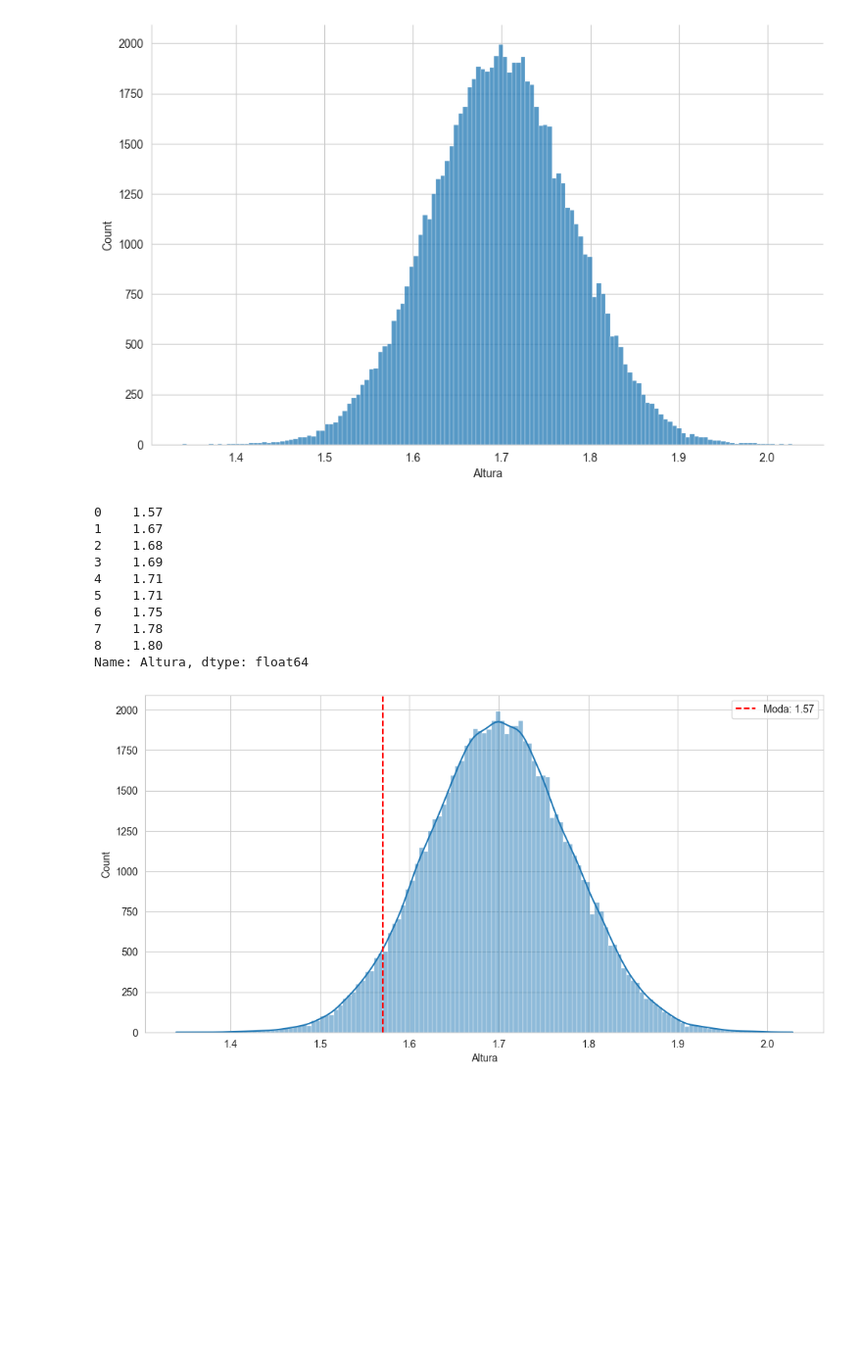
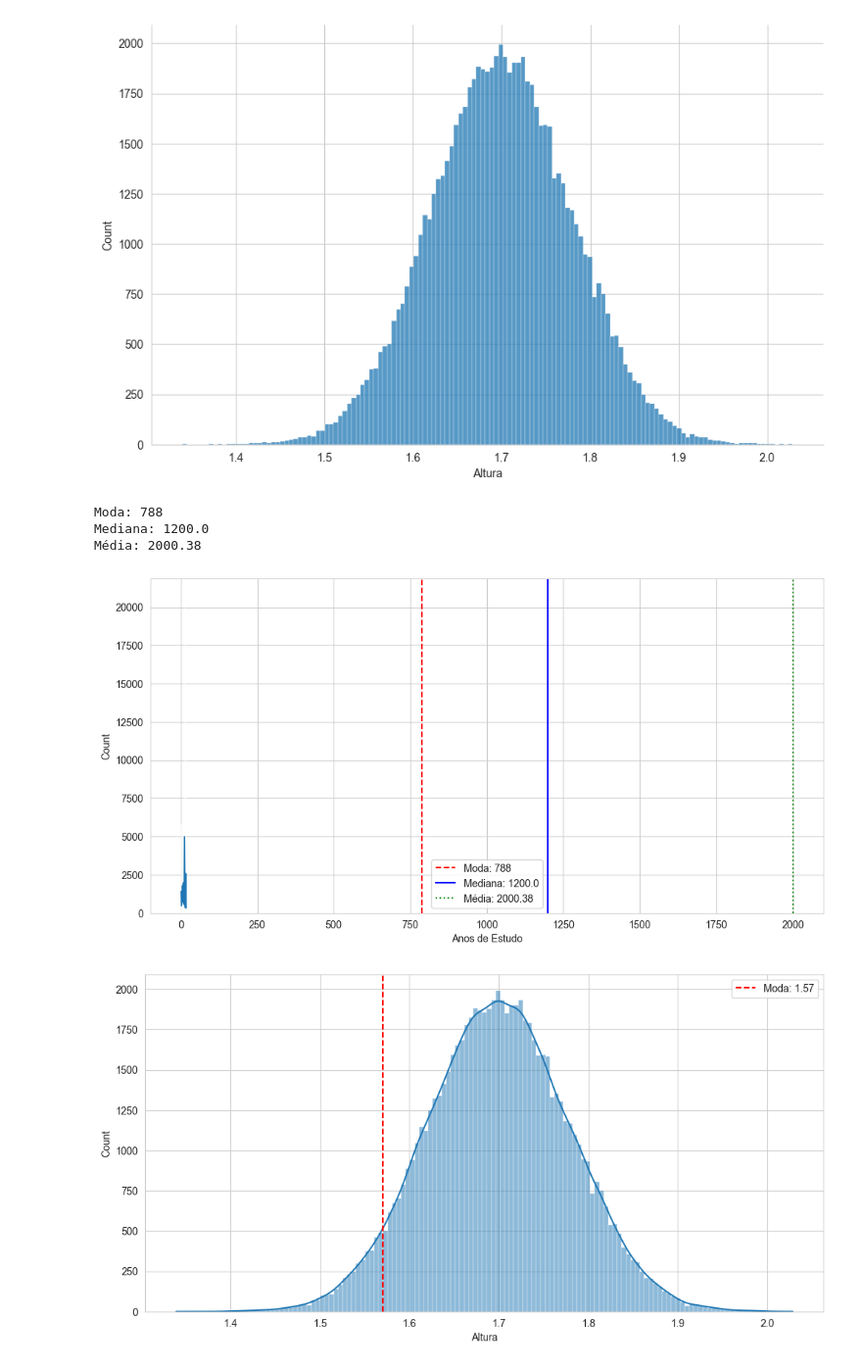
Before and after one commit to RPdatascience819/Curso_basico_estats, a Jupyter notebook: Curso_de_Estatística_Parte_1.ipynb, the cells around one changed output. Shown at 98% size. Saved outputs shown, nothing was run; the diff lists cells and outputs as text; code cells hidden in the pictures; blank space fills up the shorter version.

```diff
--- a/Curso_de_Estatística_Parte_1.ipynb
+++ b/Curso_de_Estatística_Parte_1.ipynb
@@ -963,20 +963,42 @@ ax
 # %% [output]
 <seaborn.axisgrid.FacetGrid at 0x...>
 [figure]
-# %%
-Moda = dados.Altura.mode().round(2)
-Moda
-# %% [output]
-0    1.57
-1    1.67
-2    1.68
-3    1.69
-4    1.71
-5    1.71
-6    1.75
-7    1.78
-8    1.80
-Name: Altura, dtype: float64
+# %%
+'''Moda = dados.Altura.mode().round(2)
+Moda
+
+Media = dados.Altura.mean().round(3)
+Media
+
+Mediana = dados.Altura.median().round(2)
+Mediana'''
+
+print(f"Moda: {Moda}")
+print(f"Mediana: {Mediana}")
+print(f"Média: {Media:.2f}")  # Formatando a média com duas casas decimais
+# %% [output]
+Moda: 788
+Mediana: 1200.0
+Média: 2000.38
+# %%
+# Plotando o histograma
+ax = sns.histplot(data=dados, x='Anos de Estudo', kde=True)
+
+# Adicionando as linhas da moda, mediana e média
+ax.axvline(Moda, color='red', linestyle='--', label=f'Moda: {Moda}')
+ax.axvline(Mediana, color='blue', linestyle='-', label=f'Mediana: {Mediana}')
+ax.axvline(Media, color='green', linestyle=':', label=f'Média: {Media:.2f}')
+
+# Ajustando o tamanho da figura
+ax.figure.set_size_inches(12, 6)
+
+# Adicionando a legenda
+plt.legend()
+
+# Mostrando o gráfico
+plt.show()
+# %% [output]
+[figure, added]
 # %%
 # Calculando a moda
 moda = dados.Altura.mode().round(2)[0]
```
Also changed, not shown: parts of 34 cells of this notebook.
